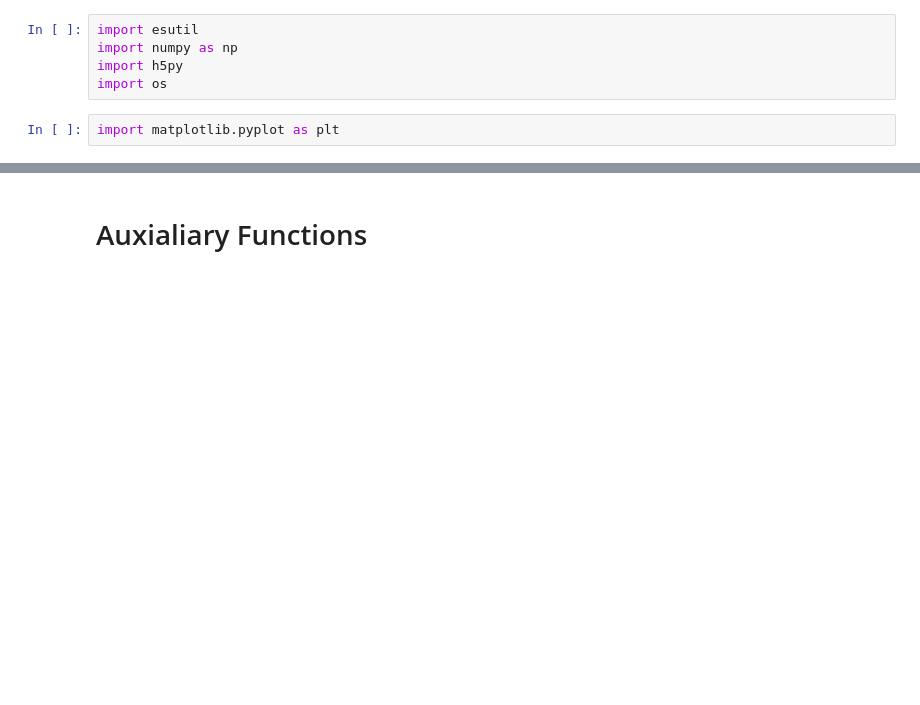
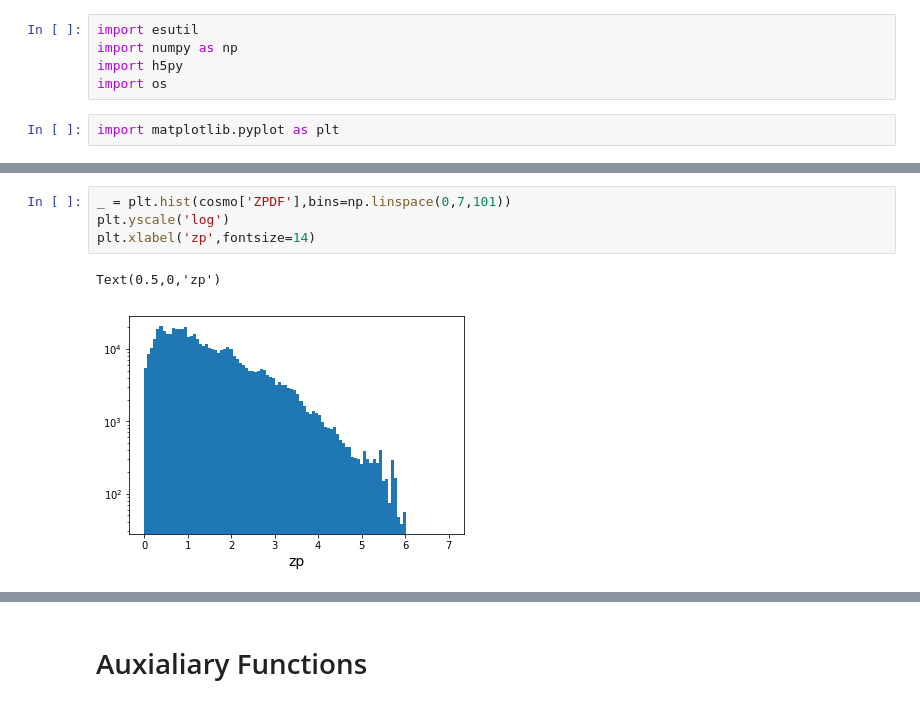
Before and after one commit to estevesjh/bmaCOSMOS, a Jupyter notebook: notebooks/1.runBMAonCOSMOS.ipynb, the cells around one changed output, grey strips where cells are left out. Drawn from its saved outputs; the diff is of its cells as text; blank space fills up the shorter version.

```diff
--- a/notebooks/1.runBMAonCOSMOS.ipynb
+++ b/notebooks/1.runBMAonCOSMOS.ipynb
@@ -11,0 +68,7 @@ import matplotlib.pyplot as plt
+# %%
+_ = plt.hist(cosmo['ZPDF'],bins=np.linspace(0,7,101))
+plt.yscale('log')
+plt.xlabel('zp',fontsize=14)
+# %% [output]
+Text(0.5,0,'zp')
+[figure, added]
```
Also changed, not shown: parts of 17 cells of this notebook, 3 other files.
